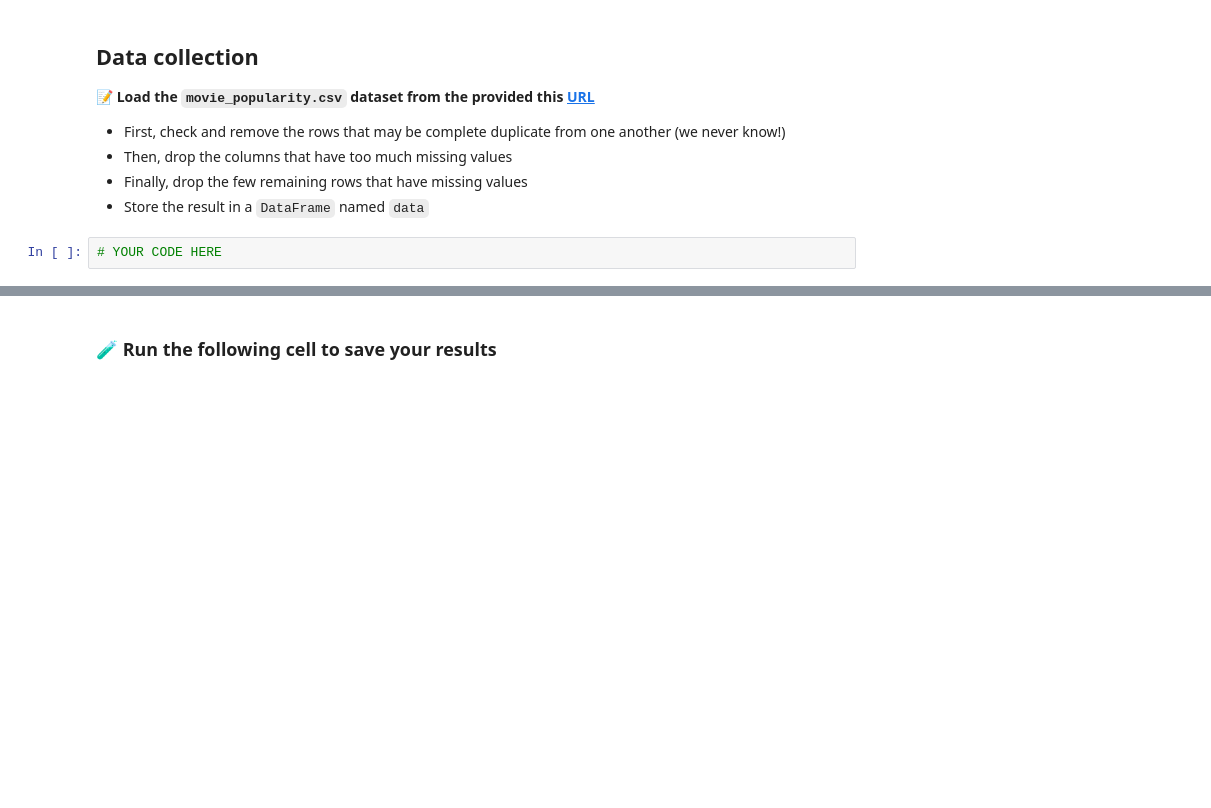
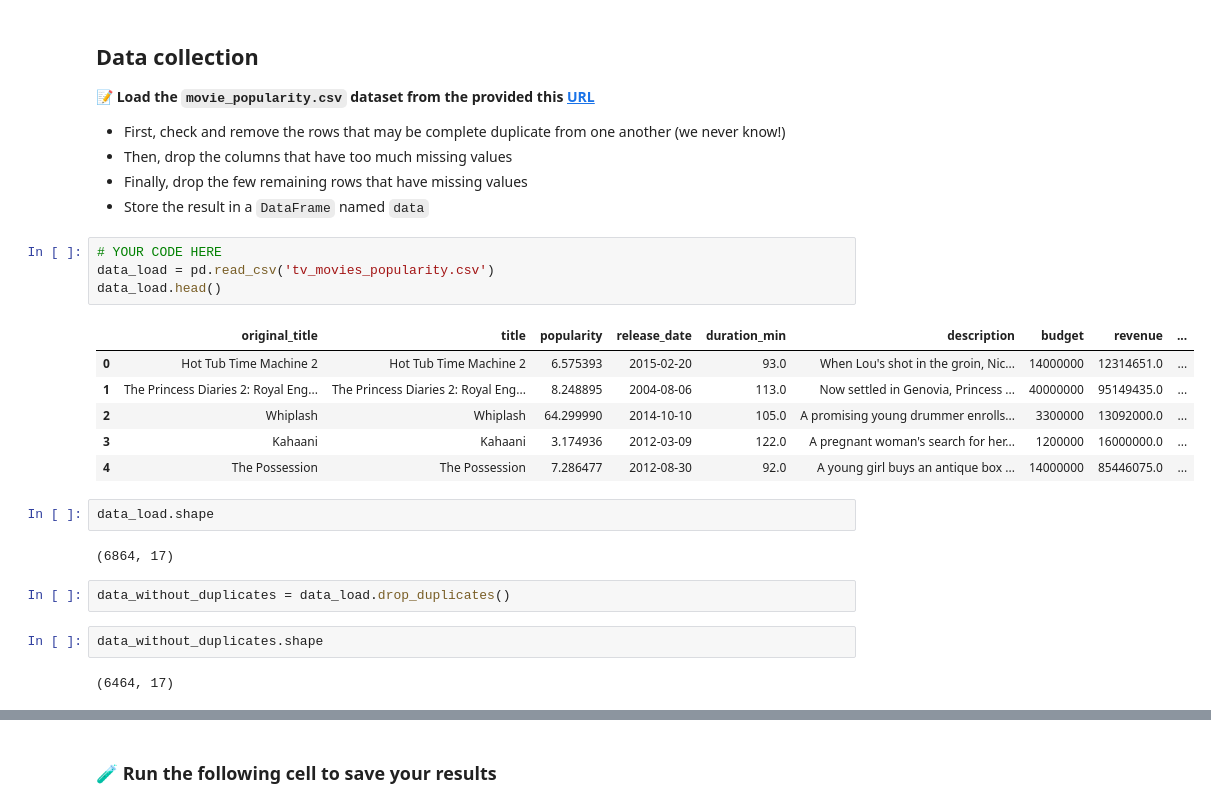
Before and after one commit to AlexandrePerdomo/data-certification-exam, a Jupyter notebook: machine_learning/TV_popularity_predictor.ipynb, the cells around one changed output, grey strips where cells are left out. Drawn from its saved outputs; the diff is of its cells as text; blank space fills up the shorter version.

```diff
--- a/machine_learning/TV_popularity_predictor.ipynb
+++ b/machine_learning/TV_popularity_predictor.ipynb
@@ -47,3 +47,22 @@ from nbresult import ChallengeResult
 - Store the result in a `DataFrame` named `data`
 # %%
 # YOUR CODE HERE
+data_load = pd.read_csv('tv_movies_popularity.csv')
+data_load.head()
+# %% [output]
+|  | original_title | title | popularity | release_date | duration_min | description | budget | revenue | ... |
+| 0 | Hot Tub Time Machine 2 | Hot Tub Time Machine 2 | 6.575393 | 2015-02-20 | 93.0 | When Lou's shot in the groin, Nic... | 14000000 | 12314651.0 | ... |
+| 1 | The Princess Diaries 2: Royal Eng... | The Princess Diaries 2: Royal Eng... | 8.248895 | 2004-08-06 | 113.0 | Now settled in Genovia, Princess ... | 40000000 | 95149435.0 | ... |
+| 2 | Whiplash | Whiplash | 64.299990 | 2014-10-10 | 105.0 | A promising young drummer enrolls... | 3300000 | 13092000.0 | ... |
+| 3 | Kahaani | Kahaani | 3.174936 | 2012-03-09 | 122.0 | A pregnant woman's search for her... | 1200000 | 16000000.0 | ... |
+| 4 | The Possession | The Possession | 7.286477 | 2012-08-30 | 92.0 | A young girl buys an antique box ... | 14000000 | 85446075.0 | ... |
+# %%
+data_load.shape
+# %% [output]
+(6864, 17)
+# %%
+data_without_duplicates = data_load.drop_duplicates()
+# %%
+data_without_duplicates.shape
+# %% [output]
+(6464, 17)
```
Also changed, not shown: parts of 37 cells of this notebook, 2 other files.
